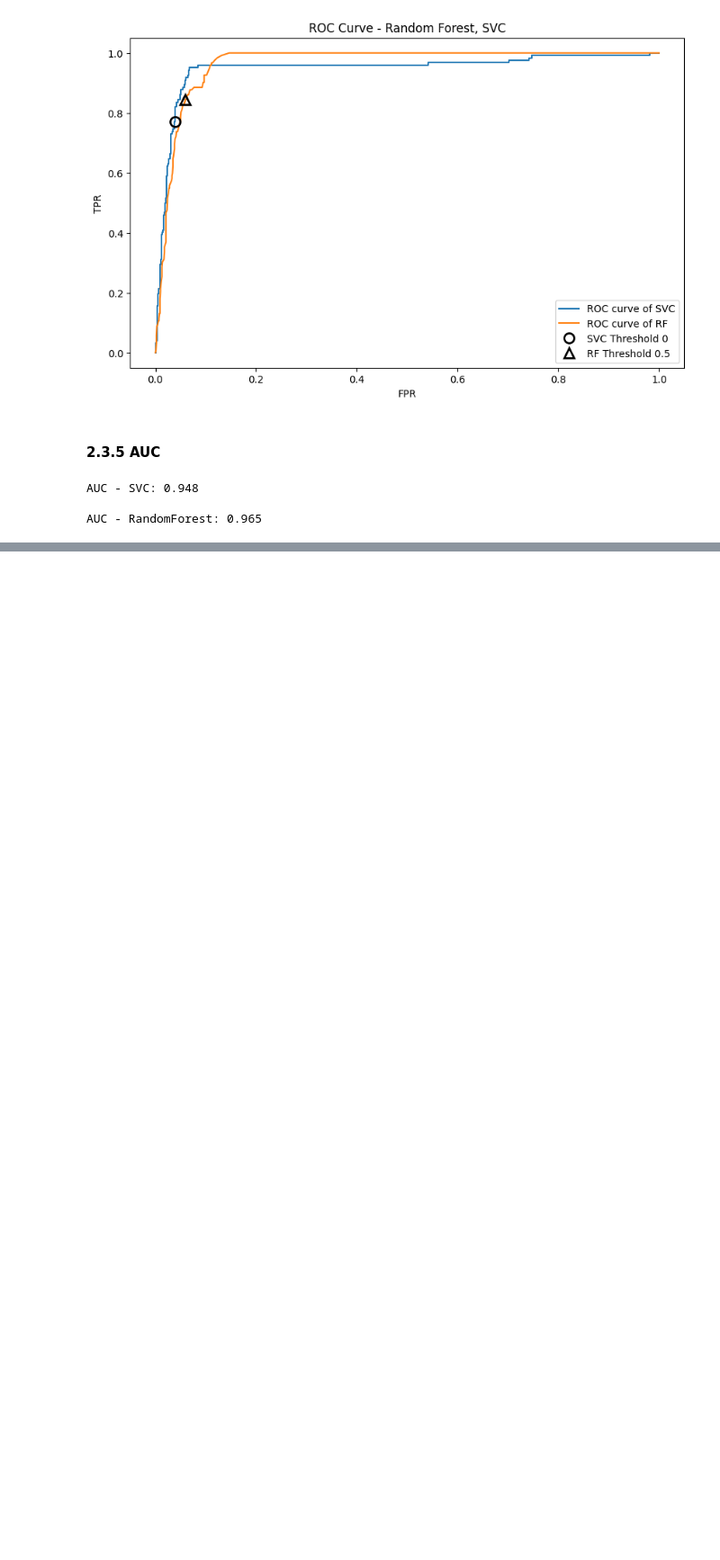
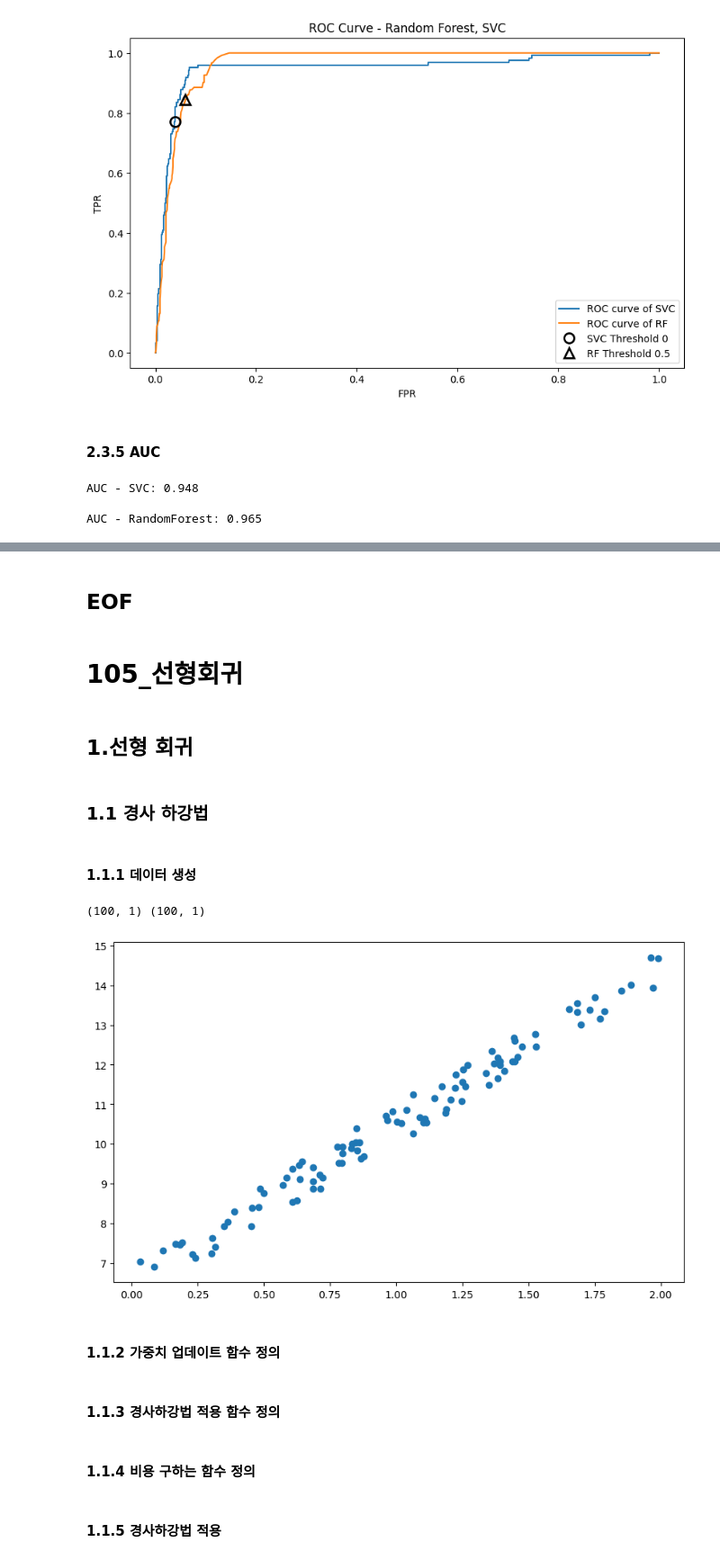
Before and after one commit to va4756/big_RaeJung, a Jupyter notebook: bigdata_RaeJung_02.ipynb, the cells around one changed output, grey strips where cells are left out. Shown at 90% size. Drawn from its saved outputs; the diff is of its cells as text; code cells hidden in the pictures; blank space fills up the shorter version.

```diff
--- a/bigdata_RaeJung_02.ipynb
+++ b/bigdata_RaeJung_02.ipynb
@@ -563,0 +684,40 @@ AUC - RandomForest: 0.965
+# %% [markdown]
+## EOF
+# %% [markdown]
+# 105_선형회귀
+# %%
+import numpy as np
+import pandas as pd
+import matplotlib.pyplot as plt
+import seaborn as sns
+
+import mglearn
+
+plt.rc('figure', figsize=(10, 6))
+
+from matplotlib import rcParams
+rcParams['font.family'] = 'NanumBarunGothic'
+rcParams['font.size'] = 10
+rcParams['axes.unicode_minus'] = False
+# %% [markdown]
+## 1.선형 회귀
+# %% [markdown]
+### 1.1 경사 하강법
+# %% [markdown]
+#### 1.1.1 데이터 생성
+# %%
+np.random.seed(123)
+
+# y = 4X + 6 + noise(random)
+X = 2 * np.random.rand(100, 1)
+y = 6 + 4 * X + np.random.rand(100, 1)
+print(X.shape, y.shape)
+# %% [output]
+(100, 1) (100, 1)
+# %%
+plt.scatter(X, y)
+plt.show()
+# %% [output]
+[figure, added]
+# %% [markdown]
+#### 1.1.2 가중치 업데이트 함수 정의
@@ -563,0 +745,2 @@ AUC - RandomForest: 0.965
+# %% [markdown]
+#### 1.1.3 경사하강법 적용 함수 정의
@@ -563,0 +761,2 @@ AUC - RandomForest: 0.965
+# %% [markdown]
+#### 1.1.4 비용 구하는 함수 정의
@@ -563,0 +768,2 @@ AUC - RandomForest: 0.965
+# %% [markdown]
+#### 1.1.5 경사하강법 적용
```
Also changed, not shown: parts of 33 cells of this notebook.
